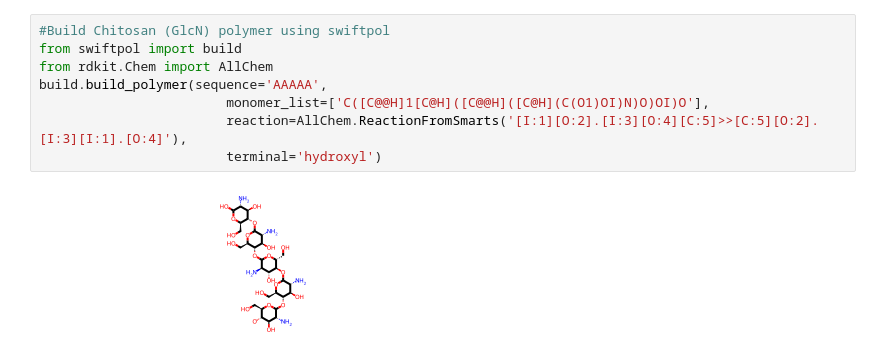
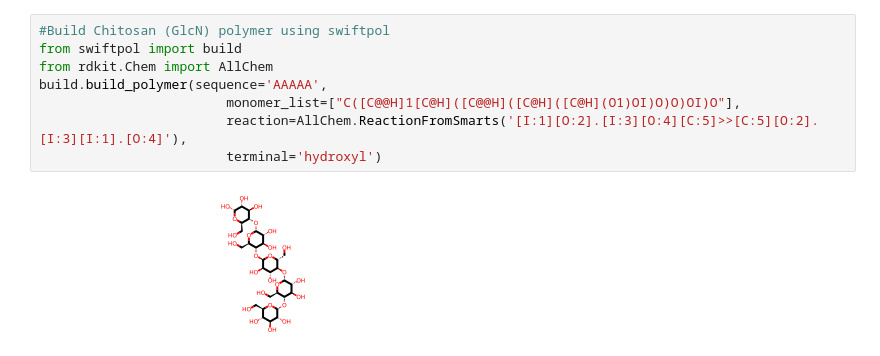
Before and after one commit to matta-research-group/SwiftPol, a Jupyter notebook: Example_Notebooks/Chitin.ipynb, the cells around one changed output. Drawn from its saved outputs; the diff is of its cells as text.

```diff
--- a/Example_Notebooks/Chitin.ipynb
+++ b/Example_Notebooks/Chitin.ipynb
@@ -19,13 +21,13 @@ Chem.Draw.MolsToGridImage([GlcNI,GlcNAcI])
 # %%
 #Build Chitosan (GlcN) polymer using swiftpol
 from swiftpol import build
 from rdkit.Chem import AllChem
 build.build_polymer(sequence='AAAAA',
-                        monomer_list=['C([C@@H]1[C@H]([C@@H]([C@H](C(O1)OI)N)O)OI)O'],
+                        monomer_list=["C([C@@H]1[C@H]([C@@H]([C@H]([C@H](O1)OI)O)O)OI)O"],
                         reaction=AllChem.ReactionFromSmarts('[I:1][O:2].[I:3][O:4][C:5]>>[C:5][O:2].[I:3][I:1].[O:4]'),
                         terminal='hydroxyl')
 # %% [output]
-[figure, old version]
+[figure, new version]
 # %%
 #Build Chitin (GlcNAc) polymer using swiftpol
 from swiftpol import build
```
Also changed, not shown: parts of 5 cells of this notebook.
